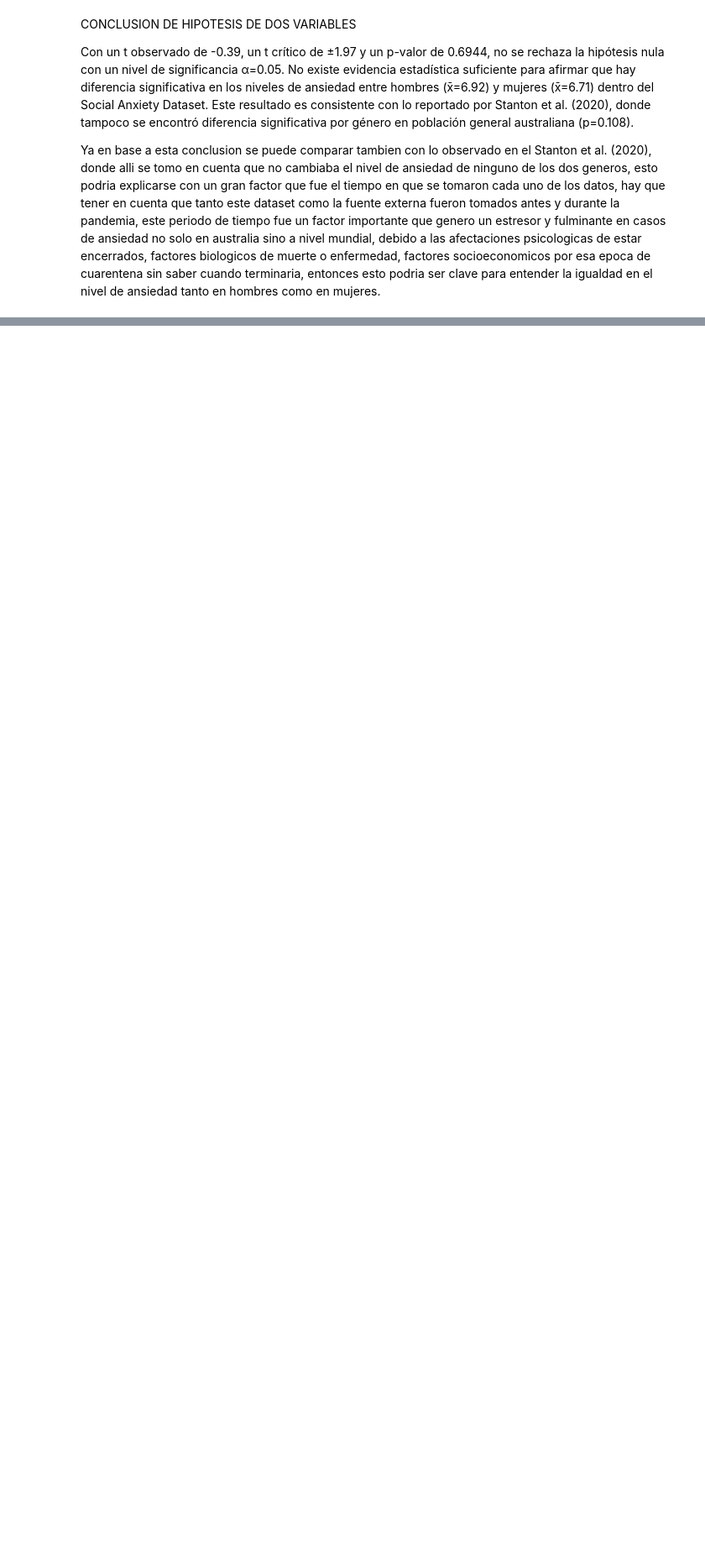
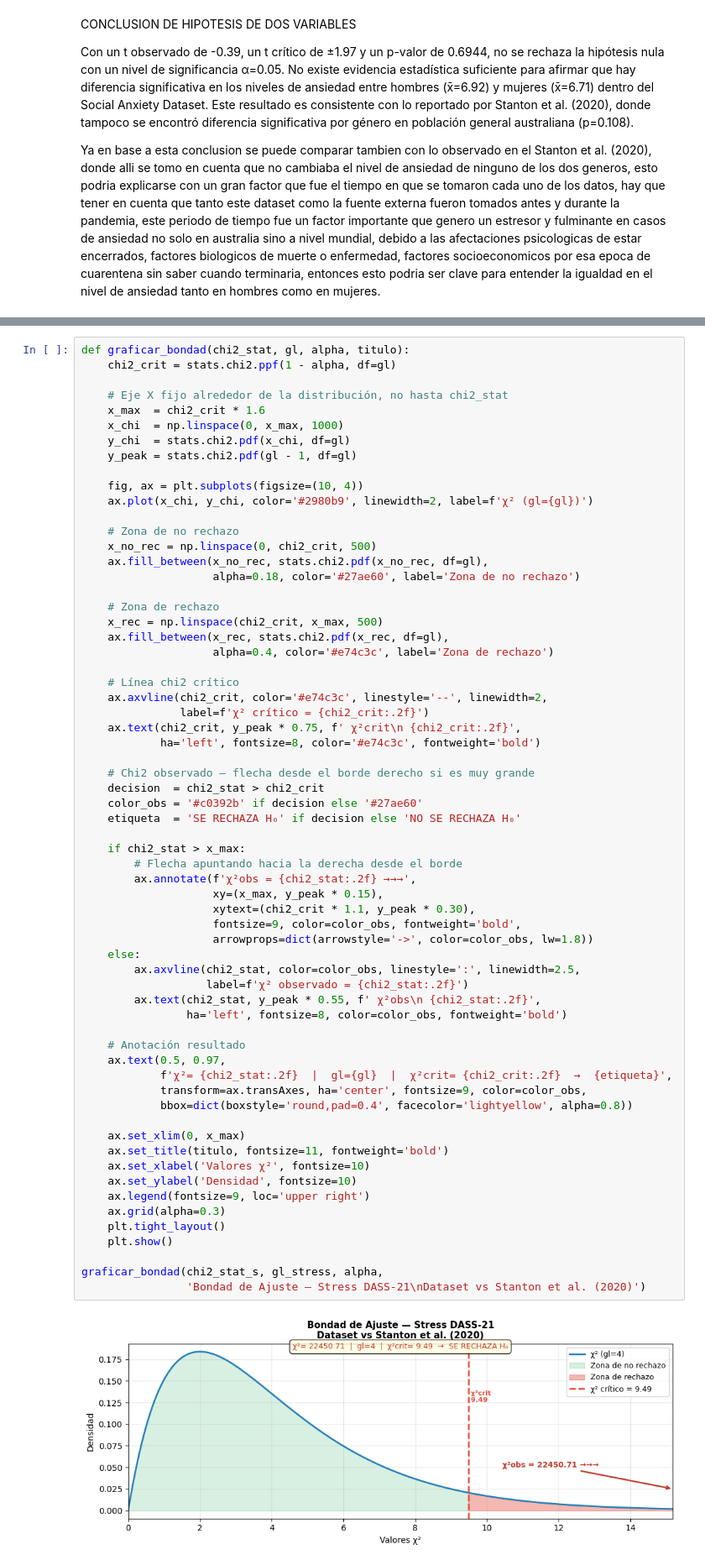
Before and after one commit to Juanzzz05/Estadistica-II, a Jupyter notebook: Proyecto.ipynb, the cells around one changed output, grey strips where cells are left out. Shown at 84% size. Saved outputs shown, nothing was run; the diff lists cells and outputs as text; blank space fills up the shorter version.

```diff
--- a/Proyecto.ipynb
+++ b/Proyecto.ipynb
@@ -722,0 +986,66 @@ Ya en base a esta conclusion se puede comparar tambien con lo observado en el St
+# %%
+def graficar_bondad(chi2_stat, gl, alpha, titulo):
+    chi2_crit = stats.chi2.ppf(1 - alpha, df=gl)
+
+    # Eje X fijo alrededor de la distribución, no hasta chi2_stat
+    x_max  = chi2_crit * 1.6
+    x_chi  = np.linspace(0, x_max, 1000)
+    y_chi  = stats.chi2.pdf(x_chi, df=gl)
+    y_peak = stats.chi2.pdf(gl - 1, df=gl)
+
+    fig, ax = plt.subplots(figsize=(10, 4))
+    ax.plot(x_chi, y_chi, color='#2980b9', linewidth=2, label=f'χ² (gl={gl})')
+
+    # Zona de no rechazo
+    x_no_rec = np.linspace(0, chi2_crit, 500)
+    ax.fill_between(x_no_rec, stats.chi2.pdf(x_no_rec, df=gl),
+                    alpha=0.18, color='#27ae60', label='Zona de no rechazo')
+
+    # Zona de rechazo
+    x_rec = np.linspace(chi2_crit, x_max, 500)
+    ax.fill_between(x_rec, stats.chi2.pdf(x_rec, df=gl),
+                    alpha=0.4, color='#e74c3c', label='Zona de rechazo')
+
+    # Línea chi2 crítico
+    ax.axvline(chi2_crit, color='#e74c3c', linestyle='--', linewidth=2,
+               label=f'χ² crítico = {chi2_crit:.2f}')
+    ax.text(chi2_crit, y_peak * 0.75, f' χ²crit\n {chi2_crit:.2f}',
+            ha='left', fontsize=8, color='#e74c3c', fontweight='bold')
+
+    # Chi2 observado — flecha desde el borde derecho si es muy grande
+    decision  = chi2_stat > chi2_crit
+    color_obs = '#c0392b' if decision else '#27ae60'
+    etiqueta  = 'SE RECHAZA H₀' if decision else 'NO SE RECHAZA H₀'
+
+    if chi2_stat > x_max:
+        # Flecha apuntando hacia la derecha desde el borde
+        ax.annotate(f'χ²obs = {chi2_stat:.2f} →→→',
+                    xy=(x_max, y_peak * 0.15),
+                    xytext=(chi2_crit * 1.1, y_peak * 0.30),
+                    fontsize=9, color=color_obs, fontweight='bold',
+                    arrowprops=dict(arrowstyle='->', color=color_obs, lw=1.8))
+    else:
+        ax.axvline(chi2_stat, color=color_obs, linestyle=':', linewidth=2.5,
+                   label=f'χ² observado = {chi2_stat:.2f}')
+        ax.text(chi2_stat, y_peak * 0.55, f' χ²obs\n {chi2_stat:.2f}',
+                ha='left', fontsize=8, color=color_obs, fontweight='bold')
+
+    # Anotación resultado
+    ax.text(0.5, 0.97,
+            f'χ²= {chi2_stat:.2f}  |  gl={gl}  |  χ²crit= {chi2_crit:.2f}  →  {etiqueta}',
+            transform=ax.transAxes, ha='center', fontsize=9, color=color_obs,
+            bbox=dict(boxstyle='round,pad=0.4', facecolor='lightyellow', alpha=0.8))
+
+    ax.set_xlim(0, x_max)
+    ax.set_title(titulo, fontsize=11, fontweight='bold')
+    ax.set_xlabel('Valores χ²', fontsize=10)
+    ax.set_ylabel('Densidad', fontsize=10)
+    ax.legend(fontsize=9, loc='upper right')
+    ax.grid(alpha=0.3)
+    plt.tight_layout()
+    plt.show()
+
+graficar_bondad(chi2_stat_s, gl_stress, alpha,
+                'Bondad de Ajuste — Stress DASS-21\nDataset vs Stanton et al. (2020)')
+# %% [output]
+[figure, added]
```
Also changed, not shown: parts of 25 cells of this notebook.
